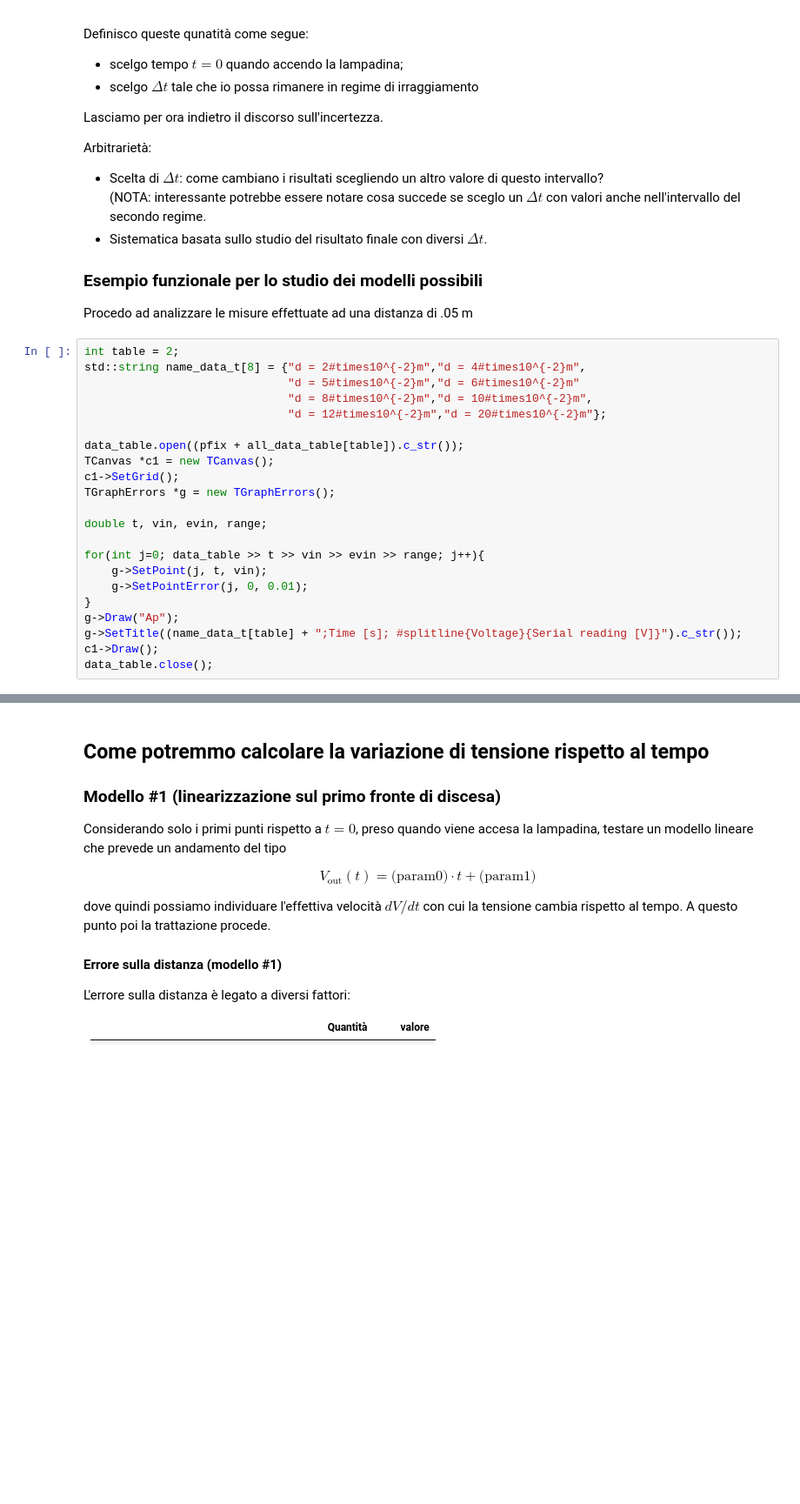
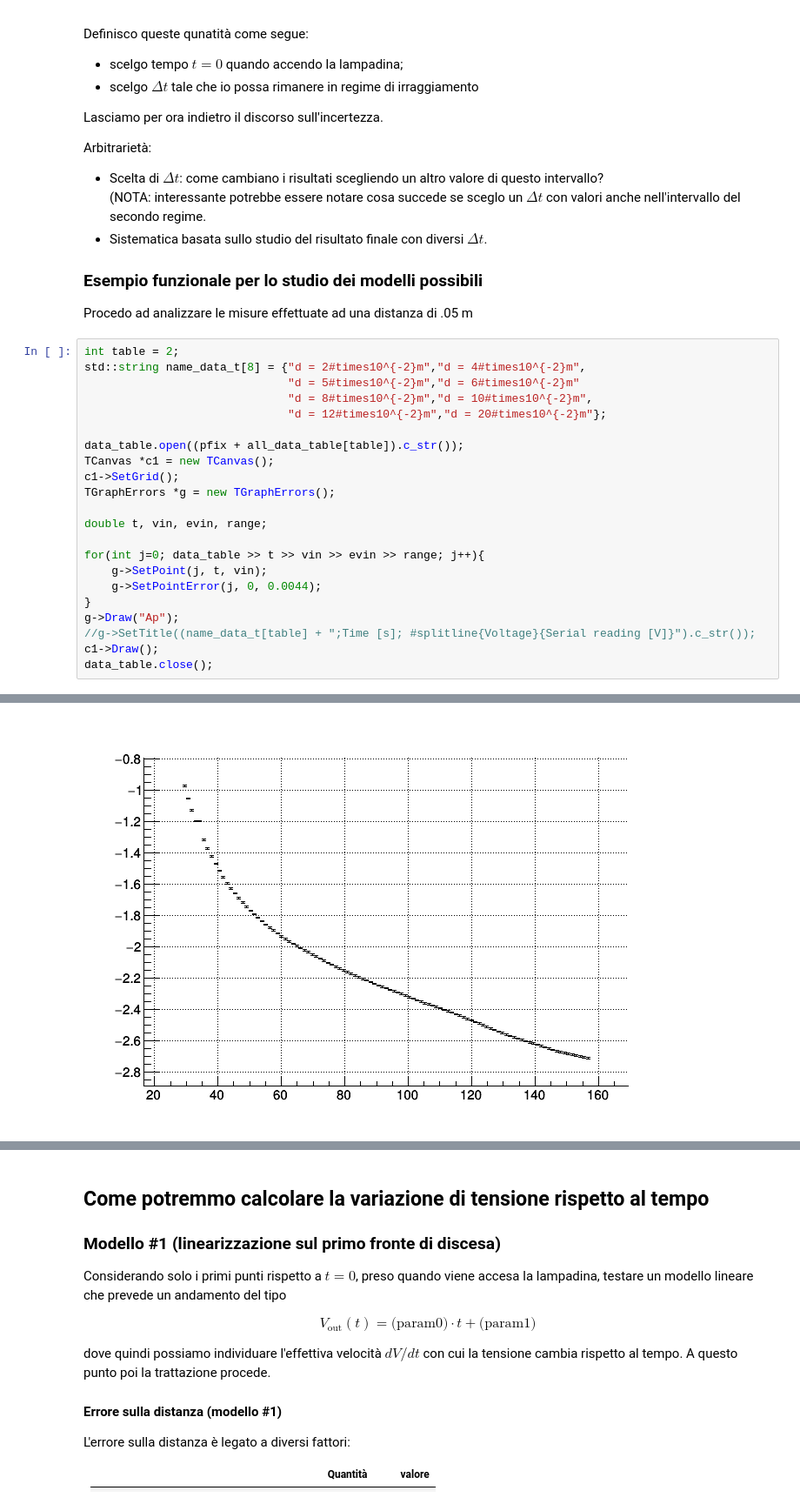
Before and after one commit to mattiasotgia/Lab2, a Jupyter notebook: esperienza_4__irraggiamento_lampadina/analisi_dati/2021_12_21_data_analysis_LAB_R2.ipynb, the cells around one changed output, grey strips where cells are left out. Shown: that part at 87% size. Cells and saved outputs as stored; diff of their text form; blank space fills up the shorter version.

```diff
--- a/esperienza_4__irraggiamento_lampadina/analisi_dati/2021_12_21_data_analysis_LAB_R2.ipynb
+++ b/esperienza_4__irraggiamento_lampadina/analisi_dati/2021_12_21_data_analysis_LAB_R2.ipynb
@@ -133,10 +133,10 @@ double t, vin, evin, range;
 
 for(int j=0; data_table >> t >> vin >> evin >> range; j++){
     g->SetPoint(j, t, vin);
-    g->SetPointError(j, 0, 0.01);
+    g->SetPointError(j, 0, 0.0044);
 }
 g->Draw("Ap");
-g->SetTitle((name_data_t[table] + ";Time [s]; #splitline{Voltage}{Serial reading [V]}").c_str());
+//g->SetTitle((name_data_t[table] + ";Time [s]; #splitline{Voltage}{Serial reading [V]}").c_str());
 c1->Draw();
 data_table.close();
 # %% [output]
@@ -144,3 +143,4 @@ data_table.close();
+[figure, added]
 # %%
 TCanvas *c3 = new TCanvas("","", 1000, 500);
 graphset::setcanvas(c3,4,2);
```
Also changed, not shown: parts of 9 cells of this notebook, 1 other file.
